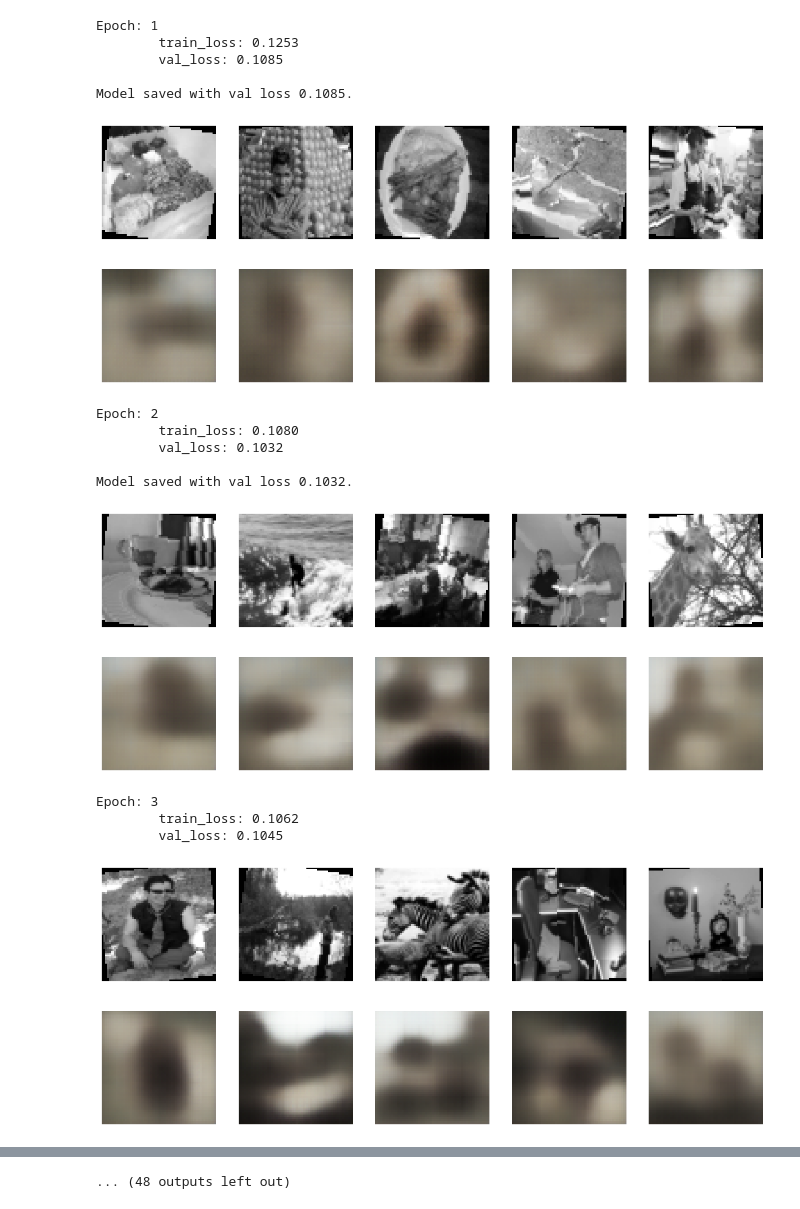
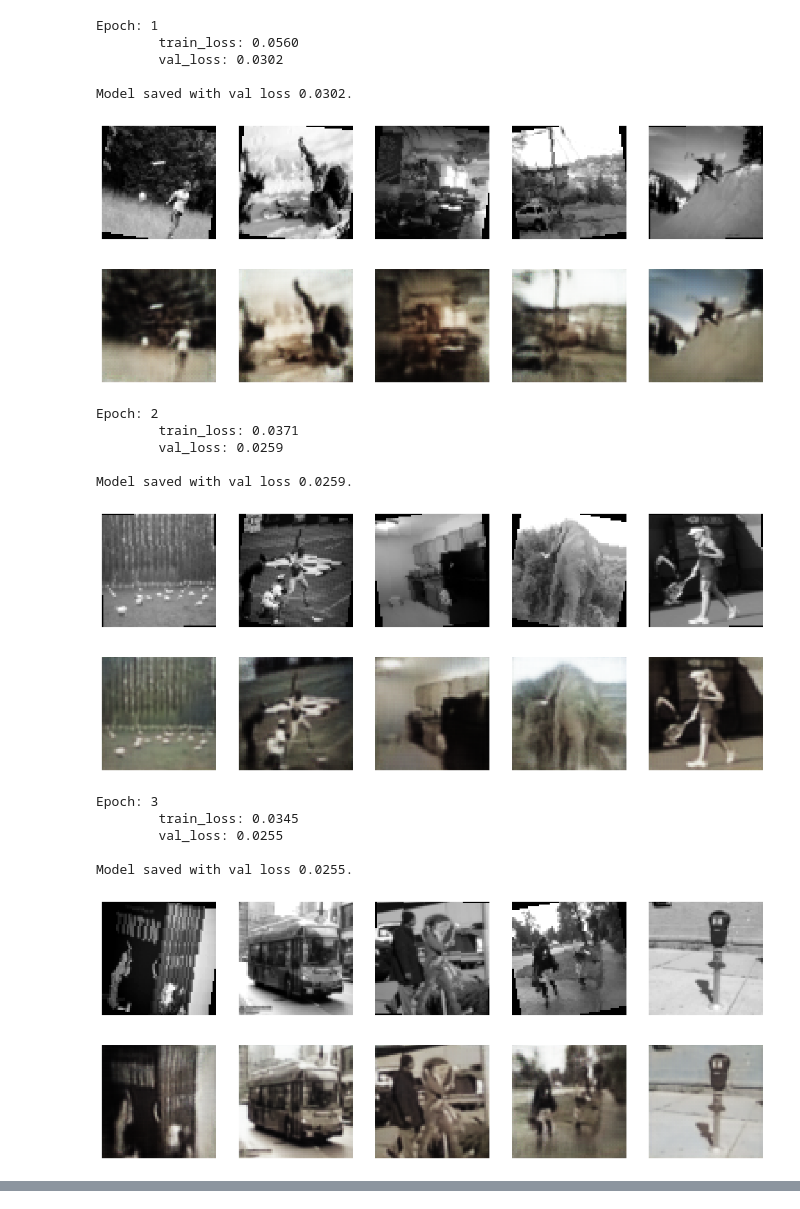
Before and after one commit to r4m-t1n/gray2rgb, a Jupyter notebook: notebooks/gray-to-rgb-pipeline.ipynb, the cells around one changed output, grey strips where cells are left out. Saved outputs shown, nothing was run; the diff lists cells and outputs as text; code cells hidden in the pictures.

Commit message:
use UNet model

```diff
--- a/notebooks/gray-to-rgb-pipeline.ipynb
+++ b/notebooks/gray-to-rgb-pipeline.ipynb
@@ -22,13 +23,13 @@ VAL_DIR = os.path.join(BASE_DIR, "val")
 TEST_DIR = os.path.join(BASE_DIR, "test")
 # %%
 IMG_SIZE = 64
-EPOCHS = 30
-BATCH_SIZE = 128
-CONV1_OUT_CHANNELS = 64
-CONV2_OUT_CHANNELS = 128
-CONV3_OUT_CHANNELS = 256
-FC1_DIM = 32
-FC2_DIM = 16
+EPOCHS = 5
+BATCH_SIZE = 100
+BLOCK_1_CHANNELS = 64
+BLOCK_2_CHANNELS = 128
+BLOCK_3_CHANNELS = 256
+BLOCK_4_CHANNELS = 512
+BOTTLENECK_CHANNELS = 1024
 LEARNING_RATE = 0.001
 WEIGHT_DECAY = 1e-5
 # %%
@@ -230,18 +214,11 @@ def show_gray_vs_rgb(gray_batch, rgb_batch, n=5):
 
     plt.show()
 # %%
-encoder = Encoder(CONV1_OUT_CHANNELS, CONV2_OUT_CHANNELS, CONV3_OUT_CHANNELS, FC1_DIM, FC2_DIM)
-conv_size = encoder.get_conv_size()
-decoder = Decoder(conv_size, CONV1_OUT_CHANNELS, CONV2_OUT_CHANNELS, CONV3_OUT_CHANNELS, FC1_DIM, FC2_DIM)
-
-model = nn.Sequential(
-    encoder,
-    decoder
+model = Model(
+    BLOCK_1_CHANNELS, BLOCK_2_CHANNELS, BLOCK_3_CHANNELS, BLOCK_4_CHANNELS,
+    BOTTLENECK_CHANNELS
 ).to(device)
-
-optimizer = optim.Adam(model.parameters(), lr=LEARNING_RATE, weight_decay=WEIGHT_DECAY)
-scheduler = torch.optim.lr_scheduler.ReduceLROnPlateau(optimizer, 'min', patience=1, factor=0.5)
-
+optimizer = torch.optim.Adam(model.parameters(), lr=LEARNING_RATE)
 loss_fn = nn.MSELoss()
 # %%
 train_total_loss = []
@@ -252,48 +229,51 @@ best_val_loss = float('inf')
 for epoch in range(1, EPOCHS+1):
     train_loss = train_model(device, model, optimizer, loss_fn, train_loader)
     val_loss = evaluate_model(device, model, loss_fn, val_loader)
-    scheduler.step(val_loss)
 
     train_loss /= len(train_loader)
     val_loss /= len(val_loader)
 
     train_total_loss.append(train_loss.item())
     val_total_loss.append(val_loss.item())
 
     print(f"Epoch: {epoch}\n\ttrain_loss: {train_loss:.4f}\n\tval_loss: {val_loss:.4f}\n")
+
+    torch.cuda.empty_cache()
 
     if val_loss < best_val_loss:
             best_val_loss = val_loss
             torch.save({
                 'epoch': epoch,
                 'model_state_dict': model.state_dict(),
                 'optimizer_state_dict': optimizer.state_dict(),
                 'loss': val_loss
             }, MODEL_PATH)
             print(f"Model saved with val loss {val_loss:.4f}.")
 
     model.eval()
     with torch.no_grad():
         x, y = next(iter(train_loader))
         x, y = x[:5].to(device), y[:5].to(device)
         outputs = model(x)
         show_gray_vs_rgb(x, outputs, n=5)
     model.train()
 # %% [output]
 Epoch: 1
-        train_loss: 0.1253
-        val_loss: 0.1085
+        train_loss: 0.0560
+        val_loss: 0.0302
 
-Model saved with val loss 0.1085.
+Model saved with val loss 0.0302.
-[figure, old version]
+[figure, new version]
 Epoch: 2
-        train_loss: 0.1080
-        val_loss: 0.1032
+        train_loss: 0.0371
+        val_loss: 0.0259
 
-Model saved with val loss 0.1032.
+Model saved with val loss 0.0259.
-[figure, old version]
+[figure, new version]
 Epoch: 3
-        train_loss: 0.1062
-        val_loss: 0.1045
+        train_loss: 0.0345
+        val_loss: 0.0255
+
+Model saved with val loss 0.0255.
-[figure, old version]
+[figure, new version]
 Epoch: 4
@@ -313,4 +289,3 @@ Model saved with val loss 0.1013.
-... (48 outputs left out)
 # %%
 plt.figure(figsize=(12,4))
 plt.subplot(1,2,1)
```
Also changed, not shown: parts of 5 cells of this notebook.
